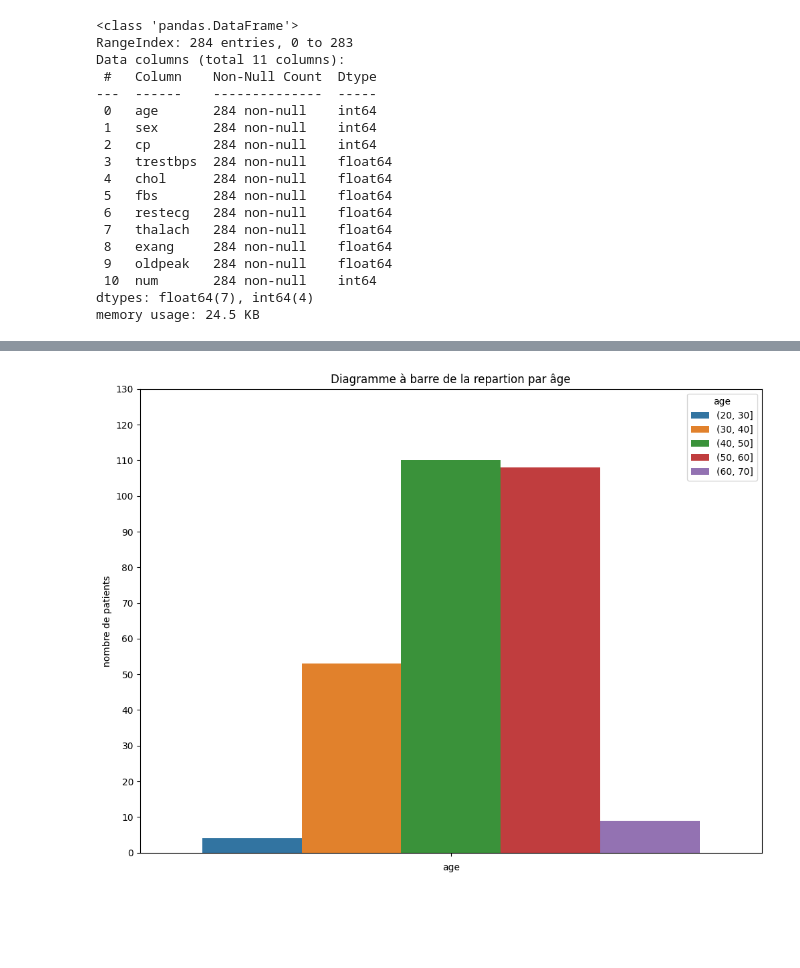
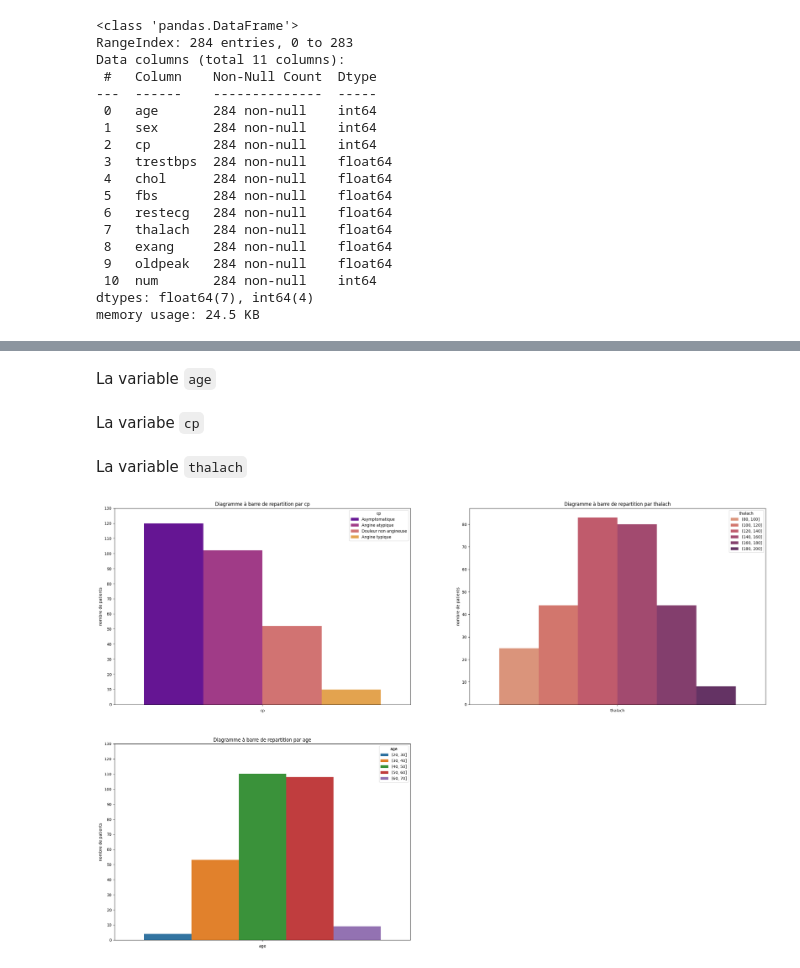
Before and after one commit to Harlequelrah/heart_attack_prediction, a Jupyter notebook: project/notebooks/analysis.ipynb, the cells around one changed output, grey strips where cells are left out. Cells and saved outputs as stored; diff of their text form; code cells hidden in the pictures; blank space fills up the shorter version.

```diff
--- a/project/notebooks/analysis.ipynb
+++ b/project/notebooks/analysis.ipynb
@@ -72,15 +178,43 @@ Ici nous allons exposer quelques graphiques qui montrent la distribution de la v
+# %% [markdown]
+La variable `age`
 # %%
 # discretisation de la variable âge
-age_bins = pd.cut(data['age'],bins=np.arange(20,80,10)).value_counts().reset_index()
+age_bins = pd.cut(data["age"], bins=np.arange(20, 80, 10)).value_counts().reset_index()
+
+age = {"value": age_bins, "palette": None, "yticks": np.arange(0, 140, 10)}
-# %%
-# diagramme à barre de la repartition par âge
-plt.figure(figsize=(12,9))
-sns.barplot(data=age_bins,hue='age',y='count',errorbar=None)
-plt.ylabel('nombre de patients')
-plt.xlabel('age')
-plt.yticks(ticks=np.arange(0,140,10))
-plt.title('Diagramme à barre de la repartion par âge')
-plt.show()
-# %% [output]
-[figure, removed]
+# %% [markdown]
+La variabe `cp`
+# %%
+# le compte par modalité
+cp_counts = data["cp"].value_counts().reset_index()
+# labelisation
+labels = {
+    1: "Angine typique",
+    2: "Angine atypique",
+    3: "Douleur non angineuse",
+    4: "Asymptomatique",
+}
+cp_counts.replace({"cp": labels}, inplace=True)
+
+cp = {"value": cp_counts, "yticks": np.arange(0, 140, 10),"palette":"plasma"}
+# %% [markdown]
+La variable `thalach`
+# %%
+# discretisation de la variable
+thalach_bins = (
+    pd.cut(data["thalach"], bins=np.arange(80, 220, 20)).value_counts().reset_index()
+)
+
+thalach = {"value": thalach_bins,'yticks':None,'palette':'flare'}
+# %%
+bar_charts_params={
+    'cp':cp,
+    'thalach':thalach,
+    'age':age
+}
+# %%
+bar_charts = show_bar_charts(params=bar_charts_params)
+plt.show()
+# %% [output]
+[figure, added]
 # %% [markdown]
```
Also changed, not shown: parts of 24 cells of this notebook, 2 other files.
